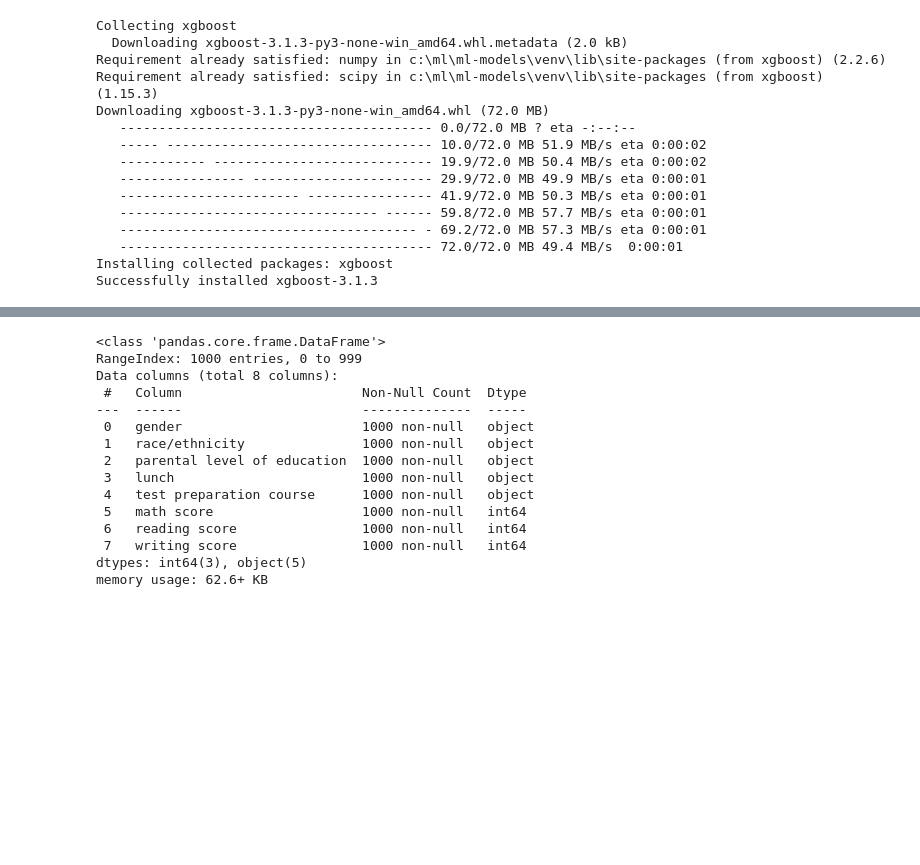
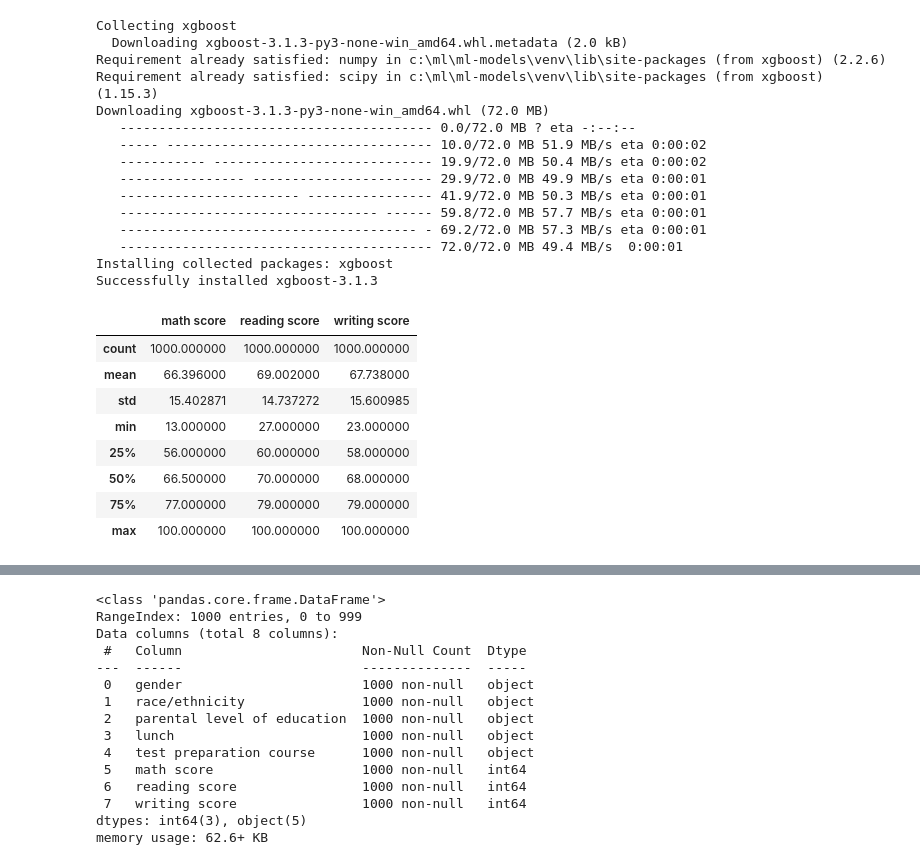
Before and after one commit to madhuriadirajuml-ui/MLModels, a Jupyter notebook: notebook/ModelTraining.ipynb, the cells around one changed output, grey strips where cells are left out. Saved outputs shown, nothing was run; the diff lists cells and outputs as text; code cells hidden in the pictures; blank space fills up the shorter version.

```diff
--- a/notebook/ModelTraining.ipynb
+++ b/notebook/ModelTraining.ipynb
@@ -60,3 +59,15 @@ Downloading xgboost-3.1.3-py3-none-win_amd64.whl (72.0 MB)
    ---------------------------------------- 72.0/72.0 MB 49.4 MB/s  0:00:01
 Installing collected packages: xgboost
 Successfully installed xgboost-3.1.3
+# %%
+df.describe()
+# %% [output]
+|  | math score | reading score | writing score |
+| count | 1000.000000 | 1000.000000 | 1000.000000 |
+| mean | 66.396000 | 69.002000 | 67.738000 |
+| std | 15.402871 | 14.737272 | 15.600985 |
+| min | 13.000000 | 27.000000 | 23.000000 |
+| 25% | 56.000000 | 60.000000 | 58.000000 |
+| 50% | 66.500000 | 70.000000 | 68.000000 |
+| 75% | 77.000000 | 79.000000 | 79.000000 |
+| max | 100.000000 | 100.000000 | 100.000000 |
```
Also changed, not shown: parts of 14 cells of this notebook, 6 other files.
